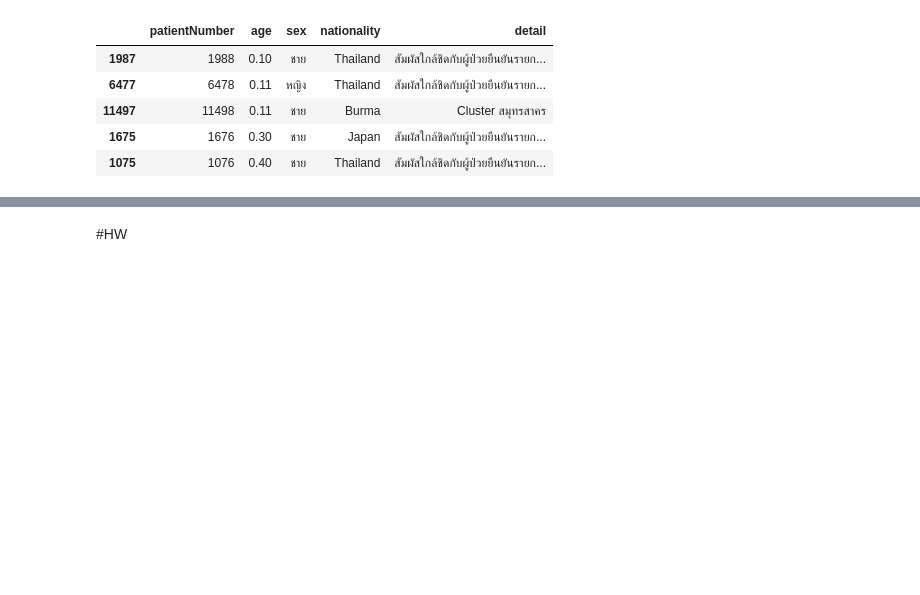
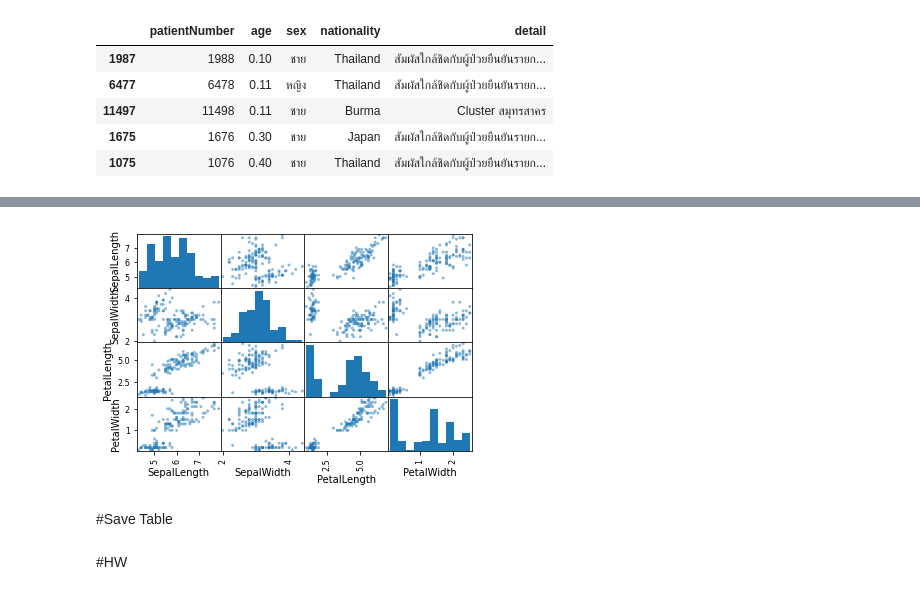
Before and after one commit to Toto17515/Data_viz, a Jupyter notebook: Pandas102.ipynb, the cells around one changed output, grey strips where cells are left out. Saved outputs shown, nothing was run; the diff lists cells and outputs as text; code cells hidden in the pictures; blank space fills up the shorter version.

```diff
--- a/Pandas102.ipynb
+++ b/Pandas102.ipynb
@@ -324,0 +443,6 @@ data_human2_rename.head()
+# %%
+pd.plotting.scatter_matrix(df);
+# %% [output]
+[figure, added]
+# %% [markdown]
+#Save Table
```
Also changed, not shown: parts of 19 cells of this notebook.
